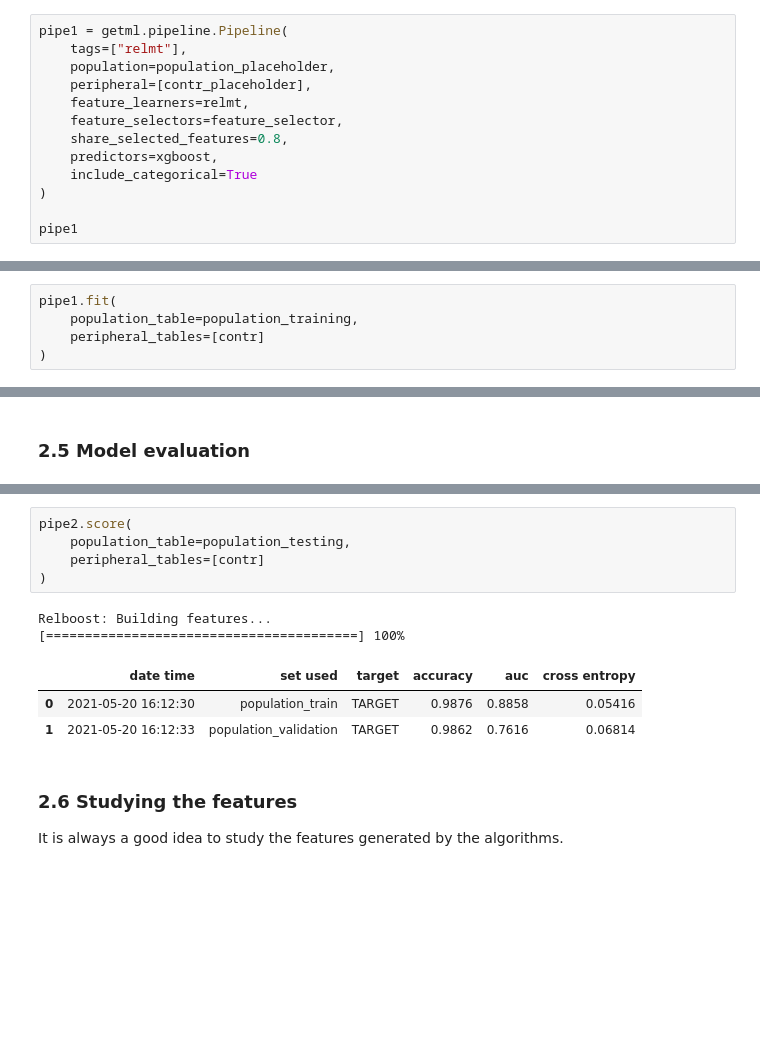
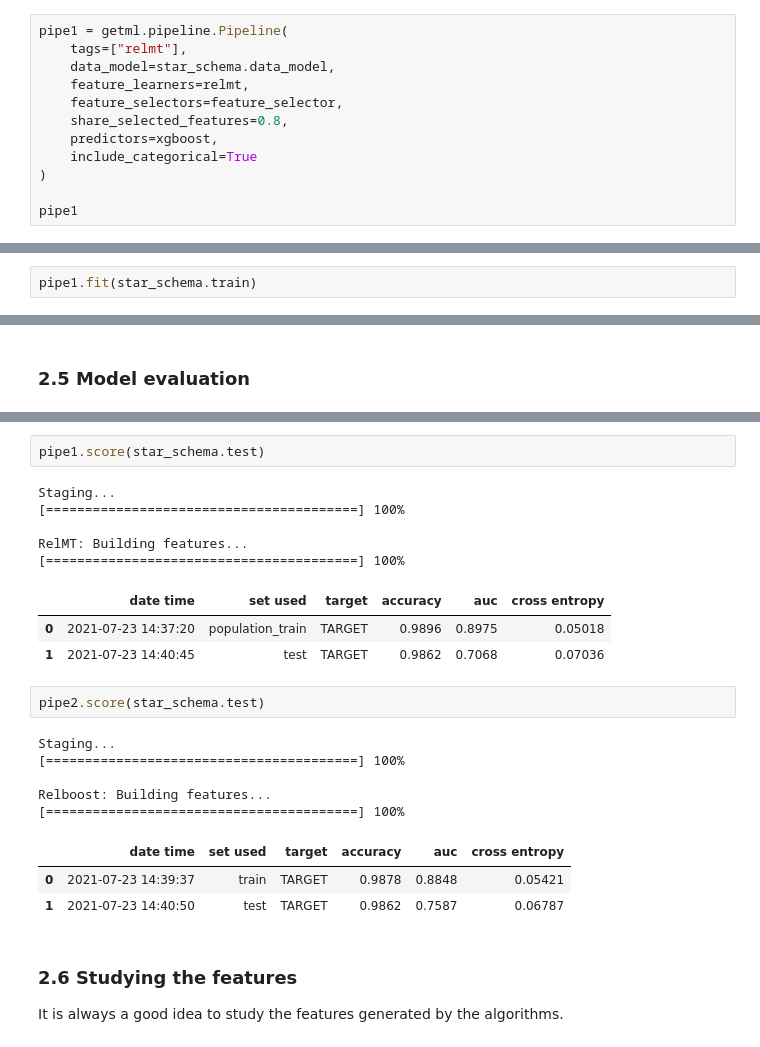
Before and after one commit to getml/getml-demo, a Jupyter notebook: atherosclerosis.ipynb, the cells around one changed output, grey strips where cells are left out. Saved outputs shown, nothing was run; the diff lists cells and outputs as text; blank space fills up the shorter version.

```diff
--- a/atherosclerosis.ipynb
+++ b/atherosclerosis.ipynb
@@ -236,8 +258,7 @@ xgboost = getml.predictors.XGBoostClassifier(
 # %%
 pipe1 = getml.pipeline.Pipeline(
     tags=["relmt"],
-    population=population_placeholder,
-    peripheral=[contr_placeholder],
+    data_model=star_schema.data_model,
     feature_learners=relmt,
     feature_selectors=feature_selector,
     share_selected_features=0.8,
@@ -282,5 +307,0 @@ Checking data model...
-# %%
-pipe1.fit(
-    population_table=population_training,
-    peripheral_tables=[contr]
-)
@@ -315,0 +318,2 @@ url: http://localhost:1709/#/getpipeline/atherosclerosis/oYTW7Q/0/
+# %%
+pipe1.fit(star_schema.train)
@@ -367,14 +388,25 @@ RelMT: Building features...
-# %%
-pipe2.score(
-    population_table=population_testing,
-    peripheral_tables=[contr]
-)
-# %% [output]
-Relboost: Building features...
-[========================================] 100%
-|  | date time | set used | target | accuracy | auc | cross entropy |
-| 0 | 2021-05-20 16:12:30 | population_train | TARGET | 0.9876 | 0.8858 | 0.05416 |
-| 1 | 2021-05-20 16:12:33 | population_validation | TARGET | 0.9862 | 0.7616 | 0.06814 |
+# %%
+pipe1.score(star_schema.test)
+# %% [output]
+Staging...
+[========================================] 100%
+
+RelMT: Building features...
+[========================================] 100%
+|  | date time | set used | target | accuracy | auc | cross entropy |
+| 0 | 2021-07-23 14:37:20 | population_train | TARGET | 0.9896 | 0.8975 | 0.05018 |
+| 1 | 2021-07-23 14:40:45 | test | TARGET | 0.9862 | 0.7068 | 0.07036 |
+# %%
+pipe2.score(star_schema.test)
+# %% [output]
+Staging...
+[========================================] 100%
+
+Relboost: Building features...
+[========================================] 100%
+|  | date time | set used | target | accuracy | auc | cross entropy |
+| 0 | 2021-07-23 14:39:37 | train | TARGET | 0.9878 | 0.8848 | 0.05421 |
+| 1 | 2021-07-23 14:40:50 | test | TARGET | 0.9862 | 0.7587 | 0.06787 |
 # %% [markdown]
 ### 2.6 Studying the features
 
```
Also changed, not shown: parts of 18 cells of this notebook.
